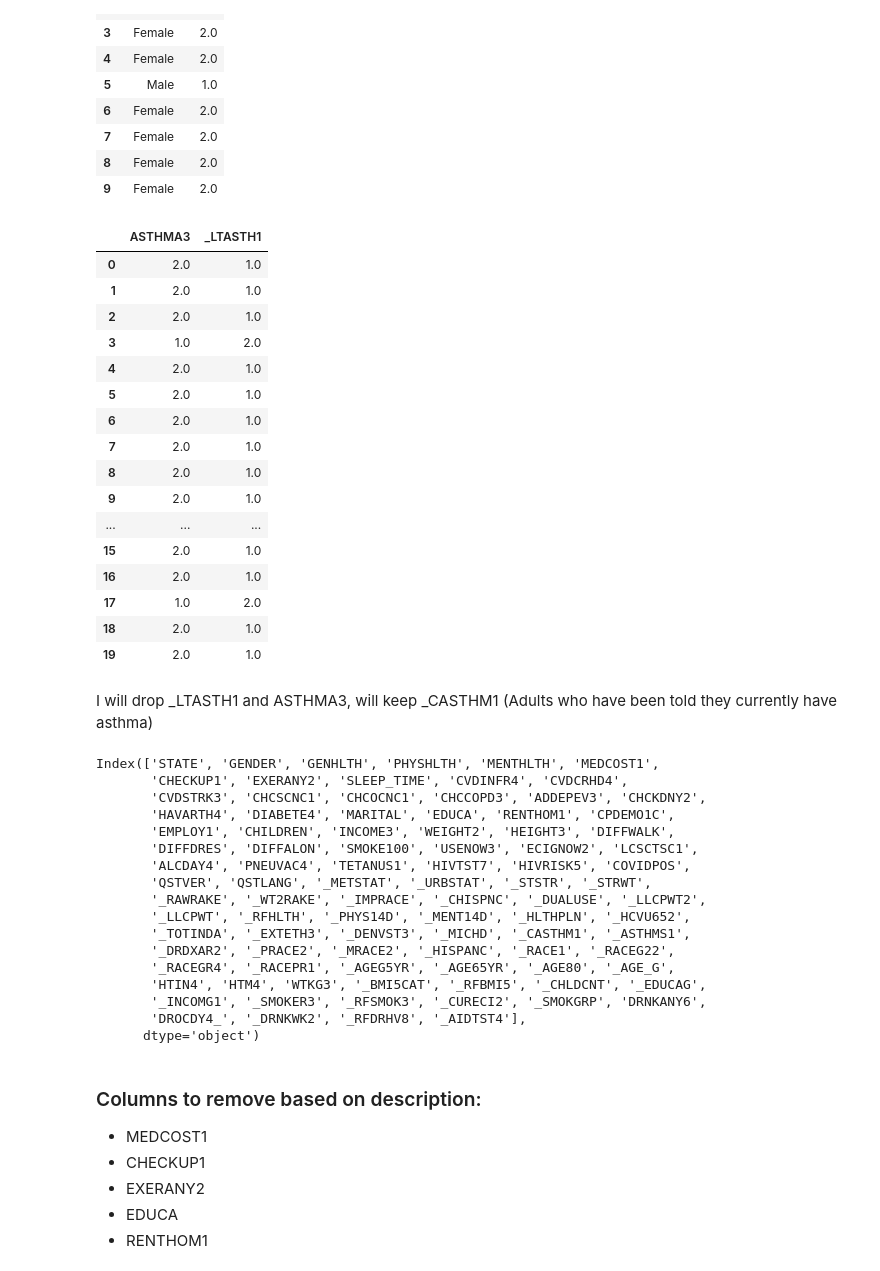
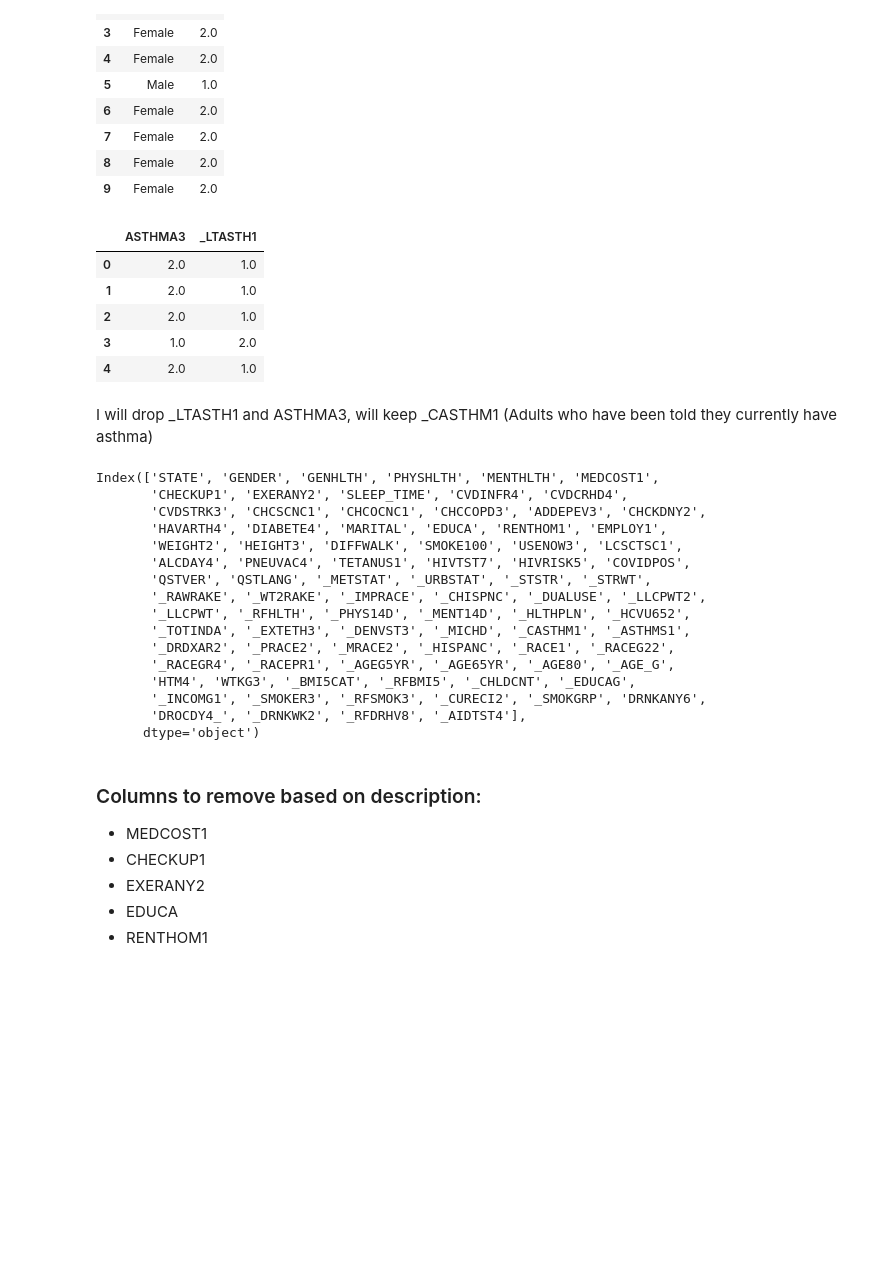
Before and after one commit to HeloisaBal/Stroke-Final-Project, a Jupyter notebook: Final Project - Stroke.ipynb, the cells around one changed output. Cells and saved outputs as stored; diff of their text form; code cells hidden in the pictures; blank space fills up the shorter version.

```diff
--- a/Final Project - Stroke.ipynb
+++ b/Final Project - Stroke.ipynb
@@ -95,7 +101,8 @@ This one is gender: SEXVAR
 df = df.drop(['NUMHHOL4','IDATE','SEQNO','_PSU','CTELENM1','PVTRESD1','COLGHOUS','STATERE1','CELPHON1','LADULT1',
               'NUMADULT','RESPSLCT','CELLSEX1','LANDSEX1','NUMMEN','NUMWOMEN','SAFETIME','CELLFON5','CADULT1',
               'CSTATE1','LANDLINE','HHADULT','PRIMINSR','PERSDOC3','CTELNUM1','PVTRESD3','RMVTETH4','VETERAN3','LASTDEN4',
-             'DECIDE','DEAF','BLIND','FLUSHOT7','_BMI5',], axis=1)
+             'DECIDE','DEAF','BLIND','FLUSHOT7','_BMI5','CHILDREN','CPDEMO1C','INCOME3','DIFFDRES','DIFFALON','ECIGNOW2',
+             'HTIN4'], axis=1)
 # %% [markdown]
 #### Checking for nulls in the columns
 # %%
@@ -535,25 +542,14 @@ to_see.head(10)
 df = df.drop(['_SEX'], axis=1)
 # %%
 check = df[['ASTHMA3','_LTASTH1']]
-check.head(20)
+check.head()
 # %% [output]
 |  | ASTHMA3 | _LTASTH1 |
 | 0 | 2.0 | 1.0 |
 | 1 | 2.0 | 1.0 |
 | 2 | 2.0 | 1.0 |
 | 3 | 1.0 | 2.0 |
 | 4 | 2.0 | 1.0 |
-| 5 | 2.0 | 1.0 |
-| 6 | 2.0 | 1.0 |
-| 7 | 2.0 | 1.0 |
-| 8 | 2.0 | 1.0 |
-| 9 | 2.0 | 1.0 |
-| ... | ... | ... |
-| 15 | 2.0 | 1.0 |
-| 16 | 2.0 | 1.0 |
-| 17 | 1.0 | 2.0 |
-| 18 | 2.0 | 1.0 |
-| 19 | 2.0 | 1.0 |
 # %% [markdown]
 I will drop _LTASTH1 and ASTHMA3, will keep _CASTHM1 (Adults who have been told they currently have asthma)
 # %%
@@ -564,9 +560,8 @@ df.columns
 Index(['STATE', 'GENDER', 'GENHLTH', 'PHYSHLTH', 'MENTHLTH', 'MEDCOST1',
        'CHECKUP1', 'EXERANY2', 'SLEEP_TIME', 'CVDINFR4', 'CVDCRHD4',
        'CVDSTRK3', 'CHCSCNC1', 'CHCOCNC1', 'CHCCOPD3', 'ADDEPEV3', 'CHCKDNY2',
-       'HAVARTH4', 'DIABETE4', 'MARITAL', 'EDUCA', 'RENTHOM1', 'CPDEMO1C',
-       'EMPLOY1', 'CHILDREN', 'INCOME3', 'WEIGHT2', 'HEIGHT3', 'DIFFWALK',
-       'DIFFDRES', 'DIFFALON', 'SMOKE100', 'USENOW3', 'ECIGNOW2', 'LCSCTSC1',
+       'HAVARTH4', 'DIABETE4', 'MARITAL', 'EDUCA', 'RENTHOM1', 'EMPLOY1',
+       'WEIGHT2', 'HEIGHT3', 'DIFFWALK', 'SMOKE100', 'USENOW3', 'LCSCTSC1',
        'ALCDAY4', 'PNEUVAC4', 'TETANUS1', 'HIVTST7', 'HIVRISK5', 'COVIDPOS',
        'QSTVER', 'QSTLANG', '_METSTAT', '_URBSTAT', '_STSTR', '_STRWT',
        '_RAWRAKE', '_WT2RAKE', '_IMPRACE', '_CHISPNC', '_DUALUSE', '_LLCPWT2',
@@ -574,7 +569,7 @@ Index(['STATE', 'GENDER', 'GENHLTH', 'PHYSHLTH', 'MENTHLTH', 'MEDCOST1',
        '_TOTINDA', '_EXTETH3', '_DENVST3', '_MICHD', '_CASTHM1', '_ASTHMS1',
        '_DRDXAR2', '_PRACE2', '_MRACE2', '_HISPANC', '_RACE1', '_RACEG22',
        '_RACEGR4', '_RACEPR1', '_AGEG5YR', '_AGE65YR', '_AGE80', '_AGE_G',
-       'HTIN4', 'HTM4', 'WTKG3', '_BMI5CAT', '_RFBMI5', '_CHLDCNT', '_EDUCAG',
+       'HTM4', 'WTKG3', '_BMI5CAT', '_RFBMI5', '_CHLDCNT', '_EDUCAG',
        '_INCOMG1', '_SMOKER3', '_RFSMOK3', '_CURECI2', '_SMOKGRP', 'DRNKANY6',
        'DROCDY4_', '_DRNKWK2', '_RFDRHV8', '_AIDTST4'],
       dtype='object')
```
Also changed, not shown: parts of 45 cells of this notebook.
